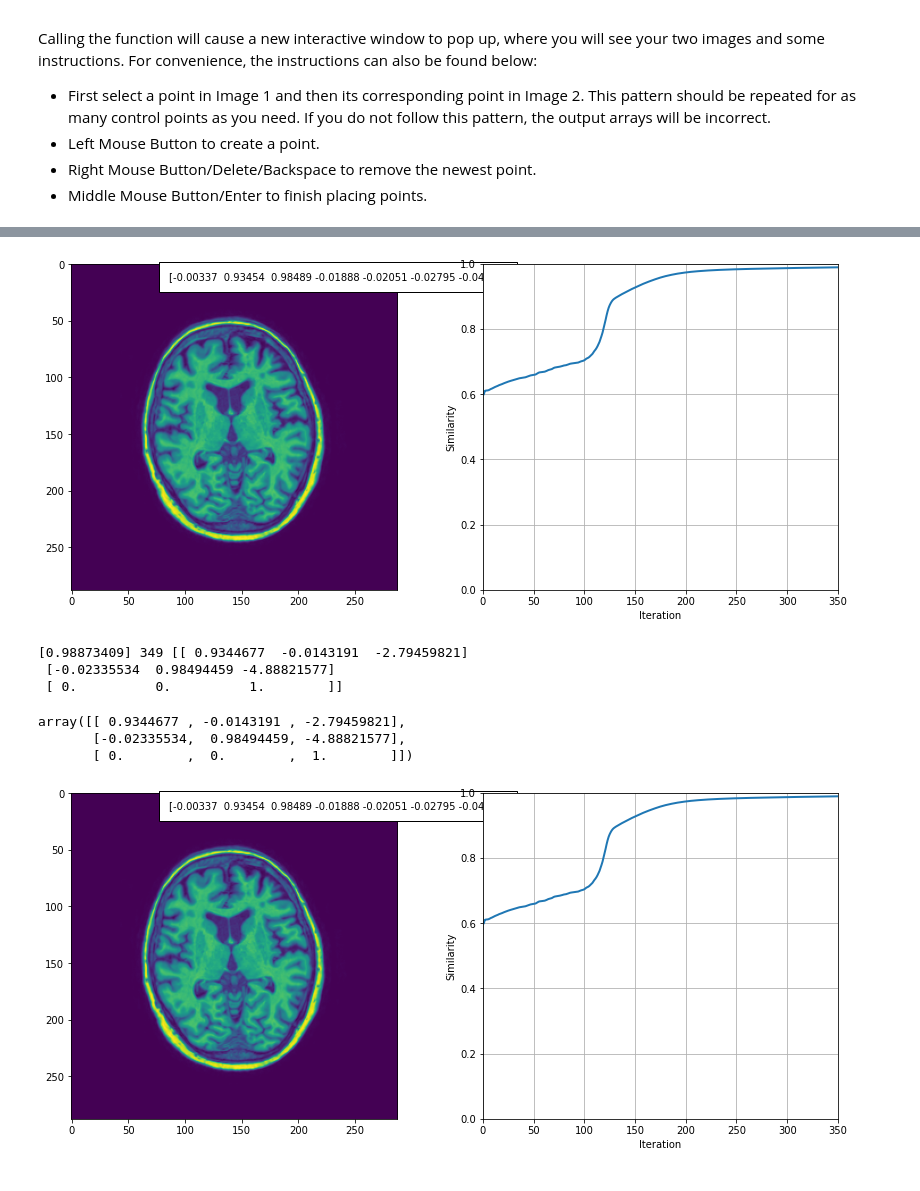
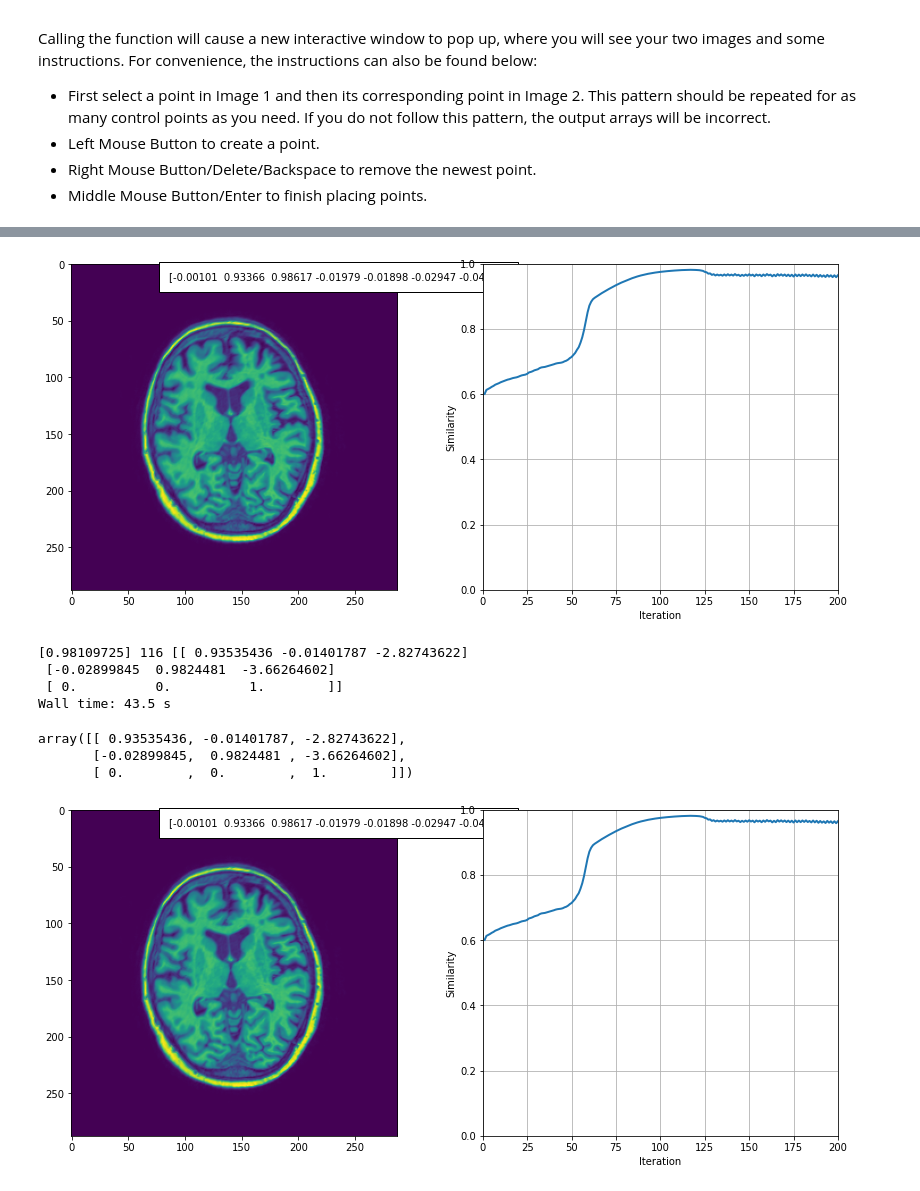
Before and after one commit to justinalittlefield/8dc00-mia, a Jupyter notebook: reader/1.6_Registration_project.ipynb, the cells around one changed output, grey strips where cells are left out. Cells and saved outputs as stored; diff of their text form; code cells hidden in the pictures.

```diff
--- a/reader/1.6_Registration_project.ipynb
+++ b/reader/1.6_Registration_project.ipynb
@@ -260,17 +253,19 @@ array([[ 9.99993978e-01, -3.47042070e-03, -1.00620724e+01],
 # %%
+%%time
 %matplotlib inline
 import sys
 sys.path.append("../code")
 from registration_project import intensity_based_registration_affine_corr
 #using 3_2_t1 and 3_2_t1_d
-intensity_based_registration_affine_corr(mu=0.00025, num_iter=350)
+intensity_based_registration_affine_corr(mu=0.0005, num_iter=200)
 # %% [output]
-[figure, old version]
+[figure, new version]
-[0.98873409] 349 [[ 0.9344677  -0.0143191  -2.79459821]
- [-0.02335534  0.98494459 -4.88821577]
+[0.98109725] 116 [[ 0.93535436 -0.01401787 -2.82743622]
+ [-0.02899845  0.9824481  -3.66264602]
  [ 0.          0.          1.        ]]
+Wall time: 43.5 s
-array([[ 0.9344677 , -0.0143191 , -2.79459821],
-       [-0.02335534,  0.98494459, -4.88821577],
+array([[ 0.93535436, -0.01401787, -2.82743622],
+       [-0.02899845,  0.9824481 , -3.66264602],
        [ 0.        ,  0.        ,  1.        ]])
-[figure, old version]
+[figure, new version]
 # %%
```
Also changed, not shown: parts of 7 cells of this notebook, 3 other files.
